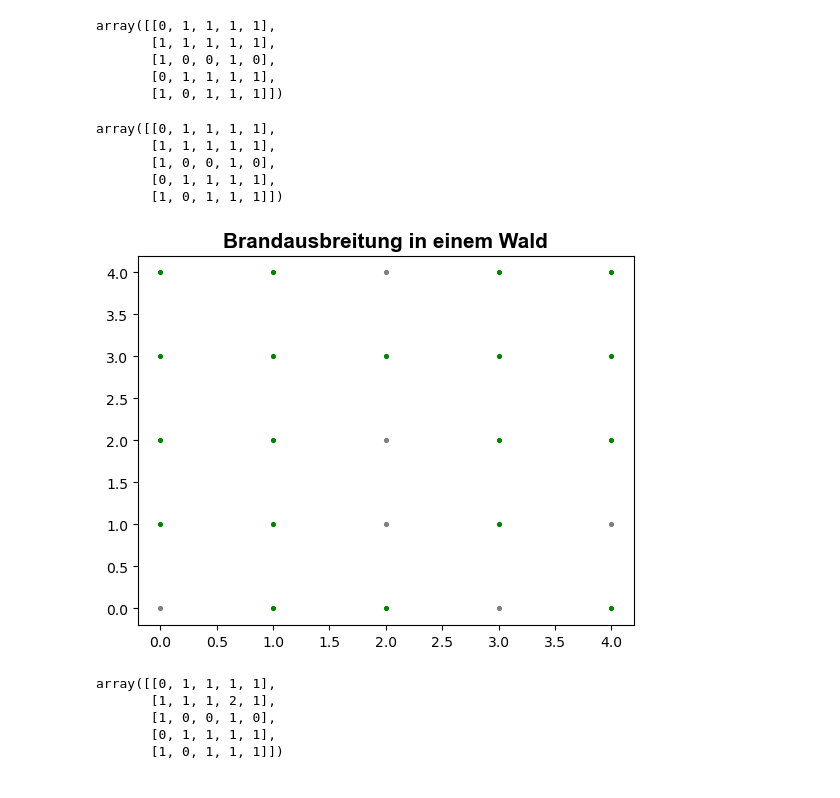
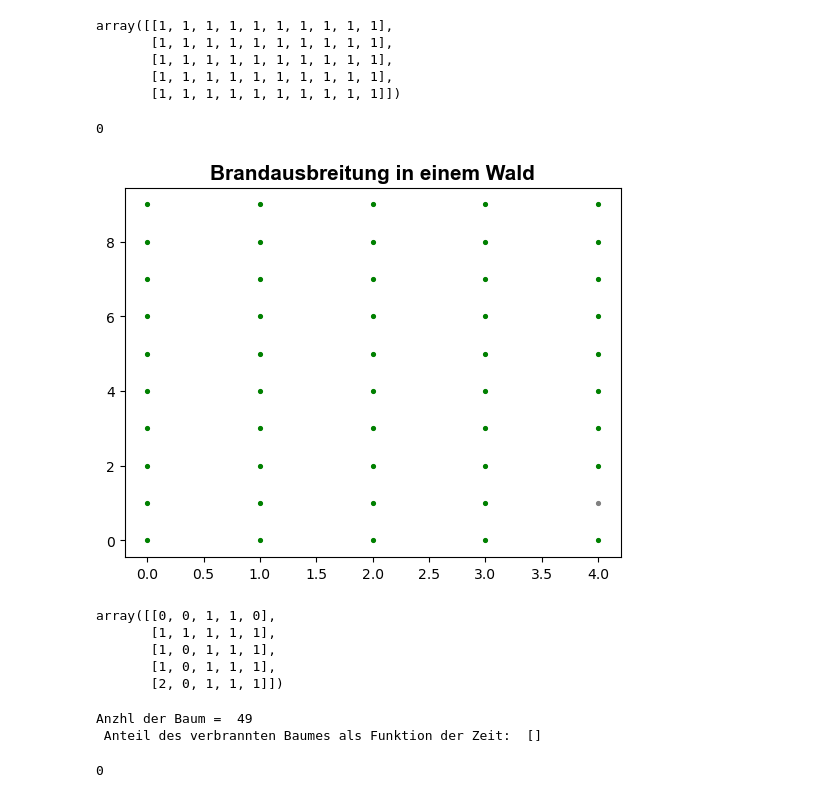
Before and after one commit to SofiaMatytsina/Projekt4, a Jupyter notebook: Prokjekt_4.ipynb, the cells around one changed output. Drawn from its saved outputs; the diff is of its cells as text; code cells hidden in the pictures.

```diff
--- a/Prokjekt_4.ipynb
+++ b/Prokjekt_4.ipynb
@@ -8,39 +8,35 @@ from IPython import display
 def create_database(x,y,p):   #x ist die Höhe der Fläche, y die Länge und p die Wahrscheinlichkeit, dass eine Zelle ein Baum ist
     return np.random.choice([0,1],size=(x,y),p=[1-p,p])
 
-data = create_database(5,5,0.8)
+p=np.random.randint(0,101)/100
+
+data = create_database(5,10,p)
 data
 # %% [output]
-array([[0, 1, 1, 1, 1],
-       [1, 1, 1, 1, 1],
-       [1, 0, 0, 1, 0],
-       [0, 1, 1, 1, 1],
-       [1, 0, 1, 1, 1]])
+array([[1, 1, 1, 1, 1, 1, 1, 1, 1, 1],
+       [1, 1, 1, 1, 1, 1, 1, 1, 1, 1],
+       [1, 1, 1, 1, 1, 1, 1, 1, 1, 1],
+       [1, 1, 1, 1, 1, 1, 1, 1, 1, 1],
+       [1, 1, 1, 1, 1, 1, 1, 1, 1, 1]])
 # %%
 
 
 def waldanzeige(x,y,wald):
     x1,y1 = np.where(wald==1)# Baum x
     x2,y2 = np.where(wald==0) # Leer x
     x3,y3 = np.where(wald==2) # Feuer x
     plt.title("Brandausbreitung in einem Wald",fontweight="bold",fontname="Arial",fontsize="15")
     plt.scatter(x1,y1,c='green',marker='.',s=30) # Baum
     plt.scatter(x2,y2,c='grey',marker='.',s=30)#Leer
     plt.scatter(x3,y3,c='red',marker='.',s=30)#Feuer
     return 0
 
 #data[5][5]=1
 
 waldanzeige(100,100,data)
-
-data
 # %% [output]
-array([[0, 1, 1, 1, 1],
-       [1, 1, 1, 1, 1],
-       [1, 0, 0, 1, 0],
-       [0, 1, 1, 1, 1],
-       [1, 0, 1, 1, 1]])
+0
-[figure, old version]
+[figure, new version]
 # %%
 def init_feuerausbreitung(wald):
     if(len(np.unique(wald))==2):
@@ -59,11 +55,11 @@ def init_feuerausbreitung(wald):
 
 init_feuerausbreitung(data)
 # %% [output]
-array([[0, 1, 1, 1, 1],
-       [1, 1, 1, 2, 1],
-       [1, 0, 0, 1, 0],
-       [0, 1, 1, 1, 1],
-       [1, 0, 1, 1, 1]])
+array([[0, 0, 1, 1, 0],
+       [1, 1, 1, 1, 1],
+       [1, 0, 1, 1, 1],
+       [1, 0, 1, 1, 1],
+       [2, 0, 1, 1, 1]])
 # %%
 def feuerausbreitung(wald,proba): #wald ist die Fläche und proba ist die Warhscheinlikeit, dass ein Baum, der neben ein Feuer steht in der nächste Zeitschritten brennt
     proba=proba*100
@@ -74,8 +70,9 @@ def feuerausbreitung(wald,proba): #wald ist die Fläche und proba ist die Warhsc
     zh_baum_inital = len(np.where(wald==1)[0])
     for i in range(len(x)):
         if (x[i]<len(wald)-1) and (y[i]<len(wald[0])-1) and (x[i]>0) and (y[i] > 0):
+            print("len(wald[0]) = ",len(wald[0]),"\n")
             rand=np.random.randint(0,101)
-            if wald[x[i]+1][y[i]]==1 and rand<=proba: #Rechr
+            if wald[x[i]+1][y[i]]==1 and rand<=proba: #Recht
                 wald[x[i]+1][y[i]]=2
             rand=np.random.randint(0,101)
             if wald[x[i]-1][y[i]]==1 and rand<=proba: #Links
@@ -102,6 +99,10 @@ def feuerausbreitung(wald,proba): #wald ist die Fläche und proba ist die Warhsc
         return 0
 
 feuerausbreitung(data,0.2)
+# %% [output]
+Anzhl der Baum =  49
+ Anteil des verbrannten Baumes als Funktion der Zeit:  []
+0
 # %%
 def start(x,y,p):
     wald = create_database(x,y,p)
```
Also changed, not shown: parts of 5 cells of this notebook.
